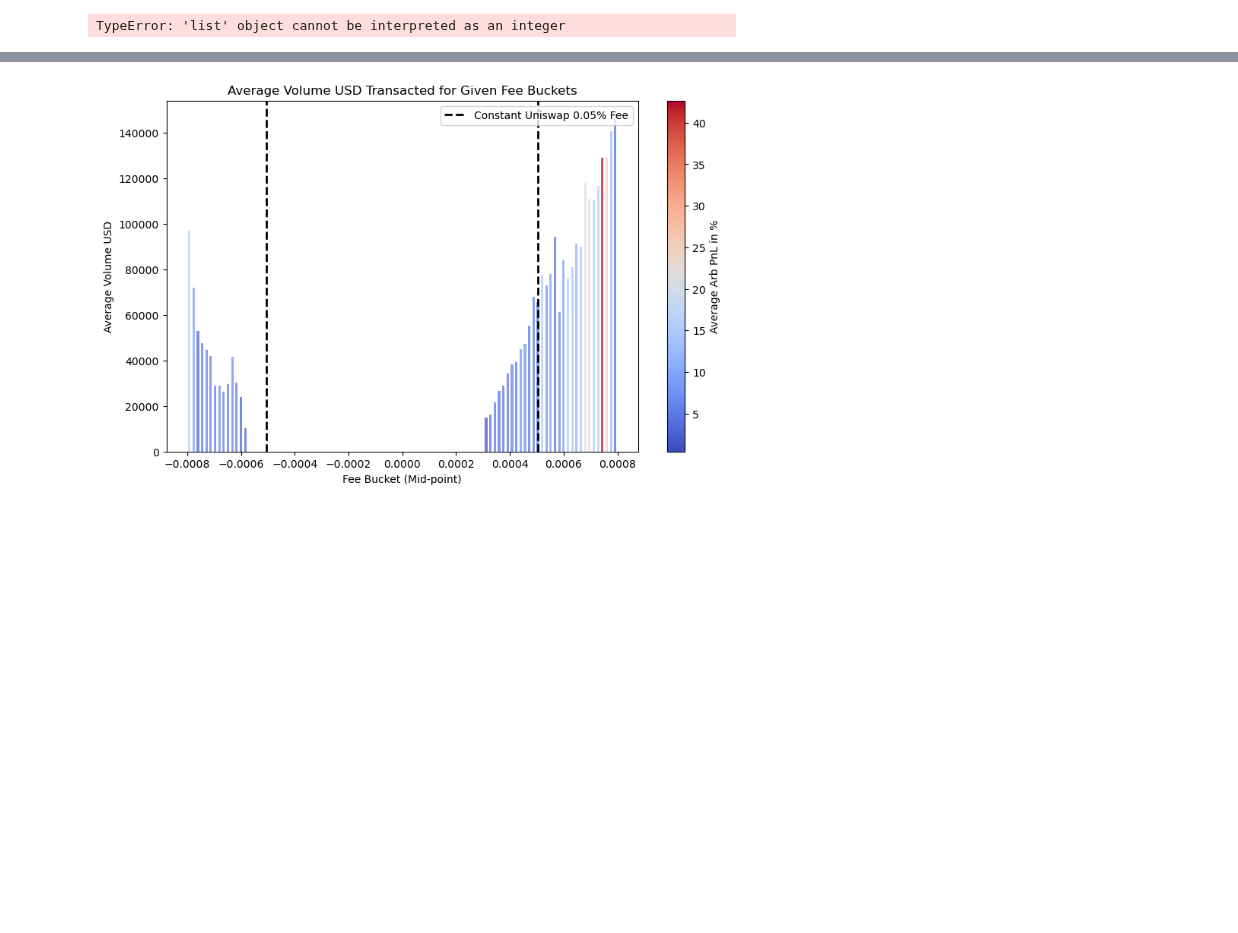
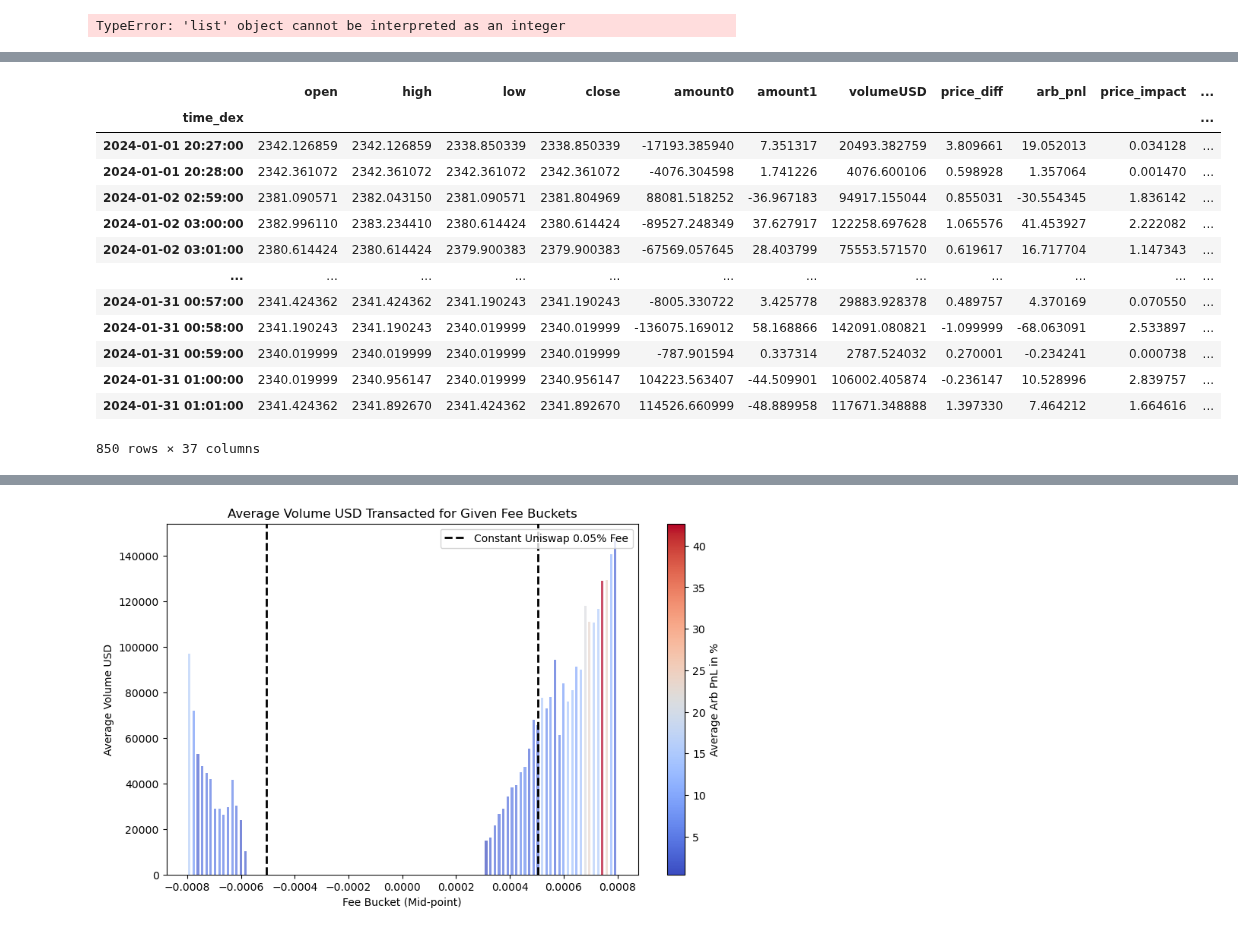
Before and after one commit to Armand-Morin/afp-berkeley-dynamic-fee-defi-amm, a Jupyter notebook: compact_model.ipynb, the cells around one changed output, grey strips where cells are left out. Cells and saved outputs as stored; diff of their text form; code cells hidden in the pictures; blank space fills up the shorter version.

```diff
--- a/compact_model.ipynb
+++ b/compact_model.ipynb
@@ -469,3 +466,20 @@ TypeError: 'str' object cannot be interpreted as an integer
+# %%
+metrics
+# %% [output]
+|  | open | high | low | close | amount0 | amount1 | volumeUSD | price_diff | arb_pnl | price_impact | ... |
+| time_dex |  |  |  |  |  |  |  |  |  |  | ... |
+| 2024-01-01 20:27:00 | 2342.126859 | 2342.126859 | 2338.850339 | 2338.850339 | -17193.385940 | 7.351317 | 20493.382759 | 3.809661 | 19.052013 | 0.034128 | ... |
+| 2024-01-01 20:28:00 | 2342.361072 | 2342.361072 | 2342.361072 | 2342.361072 | -4076.304598 | 1.741226 | 4076.600106 | 0.598928 | 1.357064 | 0.001470 | ... |
+| 2024-01-02 02:59:00 | 2381.090571 | 2382.043150 | 2381.090571 | 2381.804969 | 88081.518252 | -36.967183 | 94917.155044 | 0.855031 | -30.554345 | 1.836142 | ... |
+| 2024-01-02 03:00:00 | 2382.996110 | 2383.234410 | 2380.614424 | 2380.614424 | -89527.248349 | 37.627917 | 122258.697628 | 1.065576 | 41.453927 | 2.222082 | ... |
+| 2024-01-02 03:01:00 | 2380.614424 | 2380.614424 | 2379.900383 | 2379.900383 | -67569.057645 | 28.403799 | 75553.571570 | 0.619617 | 16.717704 | 1.147343 | ... |
+| ... | ... | ... | ... | ... | ... | ... | ... | ... | ... | ... | ... |
+| 2024-01-31 00:57:00 | 2341.424362 | 2341.424362 | 2341.190243 | 2341.190243 | -8005.330722 | 3.425778 | 29883.928378 | 0.489757 | 4.370169 | 0.070550 | ... |
+| 2024-01-31 00:58:00 | 2341.190243 | 2341.190243 | 2340.019999 | 2340.019999 | -136075.169012 | 58.168866 | 142091.080821 | -1.099999 | -68.063091 | 2.533897 | ... |
+| 2024-01-31 00:59:00 | 2340.019999 | 2340.019999 | 2340.019999 | 2340.019999 | -787.901594 | 0.337314 | 2787.524032 | 0.270001 | -0.234241 | 0.000738 | ... |
+| 2024-01-31 01:00:00 | 2340.019999 | 2340.956147 | 2340.019999 | 2340.956147 | 104223.563407 | -44.509901 | 106002.405874 | -0.236147 | 10.528996 | 2.839757 | ... |
+| 2024-01-31 01:01:00 | 2341.424362 | 2341.892670 | 2341.424362 | 2341.892670 | 114526.660999 | -48.889958 | 117671.348888 | 1.397330 | 7.464212 | 1.664616 | ... |
+850 rows × 37 columns
 # %%
 features.remove('amountUSD')  # Removes 'amountUSD' from the list
 features.append('volumeUSD')
```
Also changed, not shown: parts of 2 cells of this notebook.
